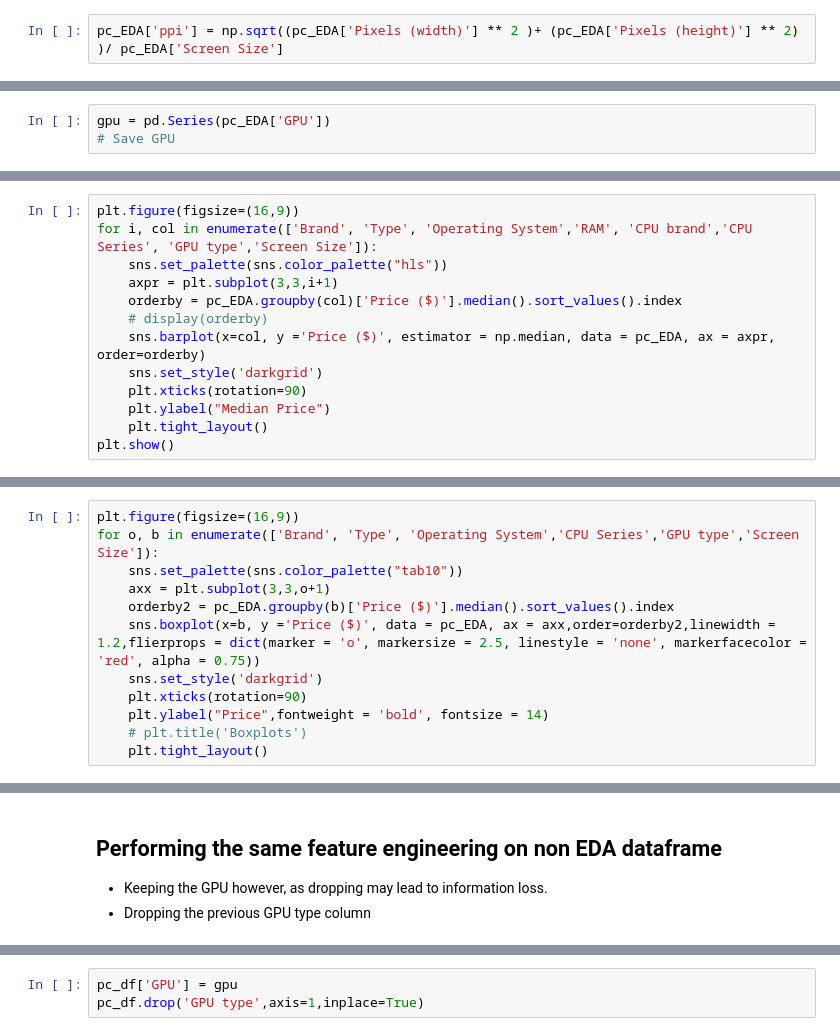
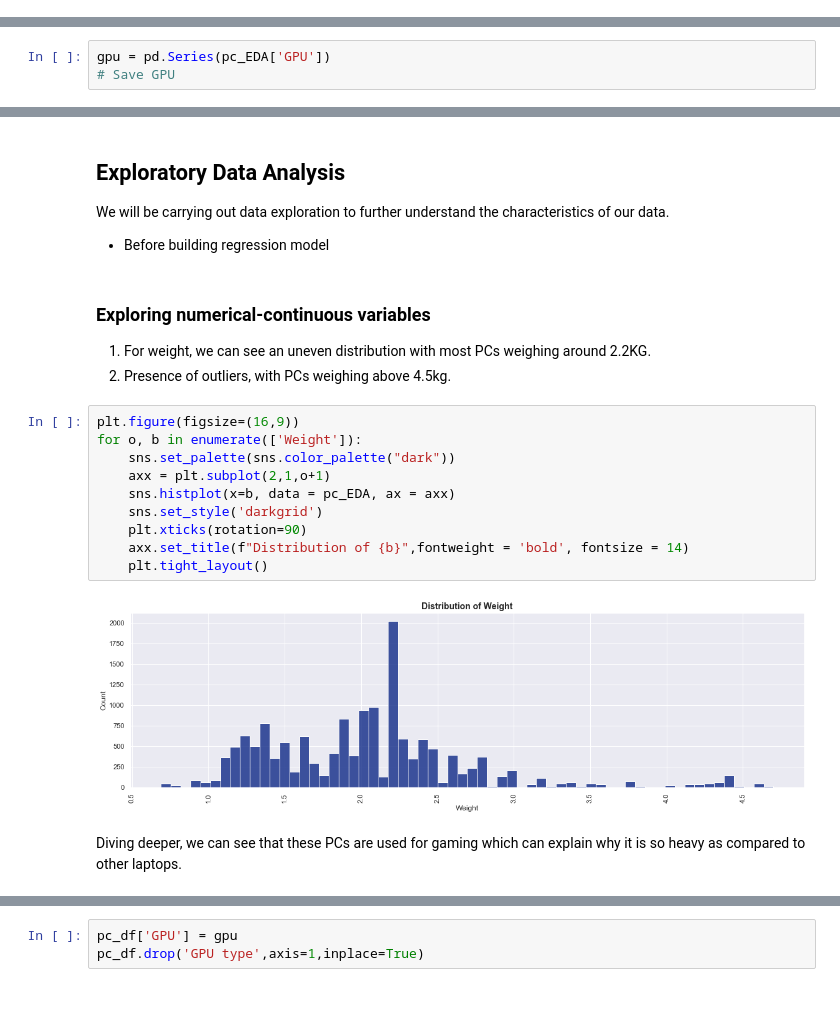
Before and after one commit to lhurr/Machine-Learning, a Jupyter notebook: Regression.ipynb, the cells around one changed output, grey strips where cells are left out. Drawn from its saved outputs; the diff is of its cells as text; blank space fills up the shorter version.

```diff
--- a/Regression.ipynb
+++ b/Regression.ipynb
@@ -382,5 +427,3 @@ pc_EDA=pd.concat([pc_EDA,df_concat],axis=1)
-# %%
-pc_EDA['ppi'] = np.sqrt((pc_EDA['Pixels (width)'] ** 2 )+ (pc_EDA['Pixels (height)'] ** 2) )/ pc_EDA['Screen Size']
 # %% [markdown]
 ### GPU Type - used to accelerate graphics rendering
 - Extract GPU sub category
@@ -468,13 +449,0 @@ for y, f in enumerate(['Brand', 'Type', 'Operating System','RAM', 'CPU brand', '
-# %%
-plt.figure(figsize=(16,9))
-for i, col in enumerate(['Brand', 'Type', 'Operating System','RAM', 'CPU brand','CPU Series', 'GPU type','Screen Size']):
-    sns.set_palette(sns.color_palette("hls"))
-    axpr = plt.subplot(3,3,i+1)
-    orderby = pc_EDA.groupby(col)['Price ($)'].median().sort_values().index
-    # display(orderby)
-    sns.barplot(x=col, y ='Price ($)', estimator = np.median, data = pc_EDA, ax = axpr, order=orderby)
-    sns.set_style('darkgrid')
-    plt.xticks(rotation=90)
-    plt.ylabel("Median Price")
-    plt.tight_layout()
-plt.show()
@@ -485,12 +449,0 @@ plt.show()
-# %%
-plt.figure(figsize=(16,9))
-for o, b in enumerate(['Brand', 'Type', 'Operating System','CPU Series','GPU type','Screen Size']):
-    sns.set_palette(sns.color_palette("tab10"))
-    axx = plt.subplot(3,3,o+1)
-    orderby2 = pc_EDA.groupby(b)['Price ($)'].median().sort_values().index
-    sns.boxplot(x=b, y ='Price ($)', data = pc_EDA, ax = axx,order=orderby2,linewidth = 1.2,flierprops = dict(marker = 'o', markersize = 2.5, linestyle = 'none', markerfacecolor = 'red', alpha = 0.75))
-    sns.set_style('darkgrid')
-    plt.xticks(rotation=90)
-    plt.ylabel("Price",fontweight = 'bold', fontsize = 14)
-    # plt.title('Boxplots')
-    plt.tight_layout()
@@ -510,4 +450,22 @@ lr_plot(pc_EDA,'RAM', 'Price ($)','upper left')
-# %% [markdown]
-## Performing the same feature engineering on non EDA dataframe
-- Keeping the GPU however, as dropping may lead to information loss.
-- Dropping the previous GPU type column
+# %% [markdown]
+## Exploratory Data Analysis
+We will be carrying out data exploration to further understand the characteristics of our data.
+- Before building regression model
+# %% [markdown]
+### Exploring numerical-continuous variables
+1. For weight, we can see an uneven distribution with most PCs weighing around 2.2KG.
+2. Presence of outliers, with PCs weighing above 4.5kg.
+# %%
+plt.figure(figsize=(16,9))
+for o, b in enumerate(['Weight']):
+    sns.set_palette(sns.color_palette("dark"))
+    axx = plt.subplot(2,1,o+1)
+    sns.histplot(x=b, data = pc_EDA, ax = axx)
+    sns.set_style('darkgrid')
+    plt.xticks(rotation=90)
+    axx.set_title(f"Distribution of {b}",fontweight = 'bold', fontsize = 14)
+    plt.tight_layout()
+# %% [output]
+[figure, added]
+# %% [markdown]
+Diving deeper, we can see that these PCs are used for gaming which can explain why it is so heavy as compared to other laptops.
```
Also changed, not shown: parts of 147 cells of this notebook, 5 other files.
